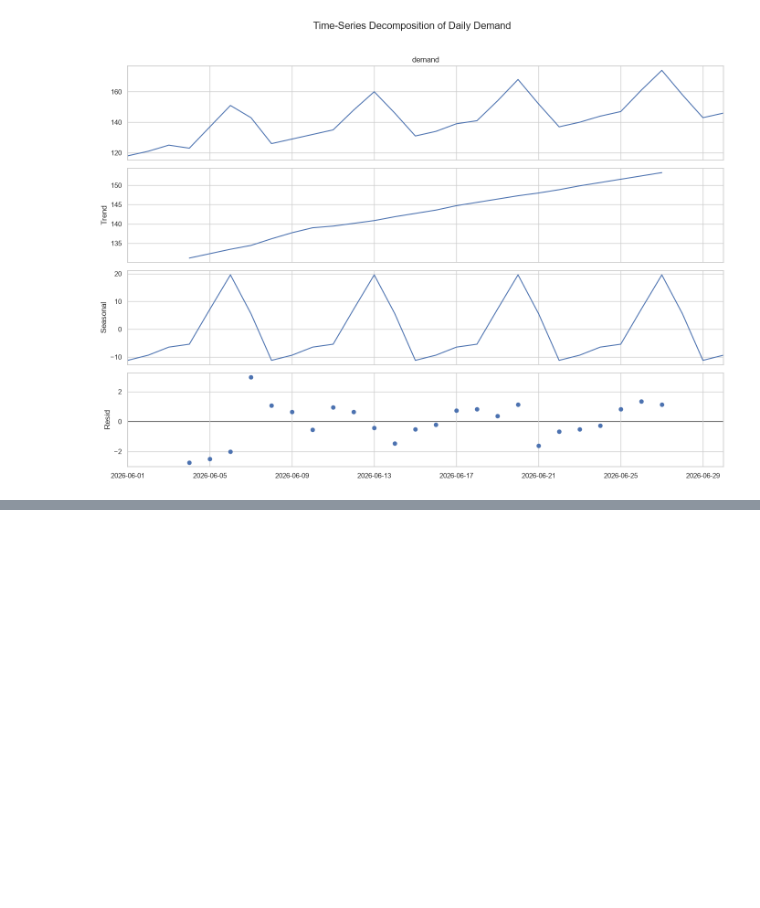
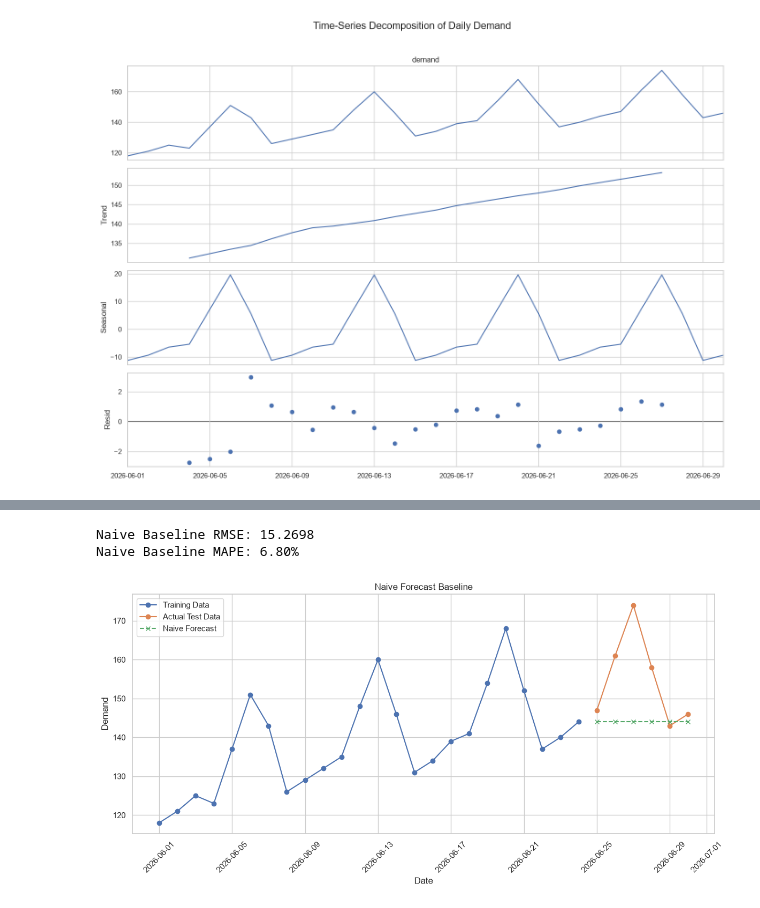
Before and after one commit to Debankumardas/Time-Series-Forecasting, a Jupyter notebook: notebooks/time_series_forecasting.ipynb, the cells around one changed output, grey strips where cells are left out. Cells and saved outputs as stored; diff of their text form; code cells hidden in the pictures; blank space fills up the shorter version.

```diff
--- a/notebooks/time_series_forecasting.ipynb
+++ b/notebooks/time_series_forecasting.ipynb
@@ -375,0 +581,11 @@ plt.show()
+# %%
+# Naive forecast baseline
+
+naive_forecast = pd.Series(
+    train.iloc[-1],
+    index=test.index
+)
+
+print("Last training demand:", train.iloc[-1])
+print("\nNaive Forecast:")
+print(naive_forecast)
@@ -375,0 +604,35 @@ plt.show()
+# %%
+# Evaluate naive baseline
+
+naive_rmse = np.sqrt(mean_squared_error(test, naive_forecast))
+naive_mape = np.mean(
+    np.abs((test - naive_forecast) / test)
+) * 100
+
+print(f"Naive Baseline RMSE: {naive_rmse:.4f}")
+print(f"Naive Baseline MAPE: {naive_mape:.2f}%")
+# %% [output]
+Naive Baseline RMSE: 15.2698
+Naive Baseline MAPE: 6.80%
+# %%
+plt.figure(figsize=(12, 6))
+
+plt.plot(train.index, train, marker="o", label="Training Data")
+plt.plot(test.index, test, marker="o", label="Actual Test Data")
+plt.plot(
+    test.index,
+    naive_forecast,
+    marker="x",
+    linestyle="--",
+    label="Naive Forecast"
+)
+
+plt.title("Naive Forecast Baseline")
+plt.xlabel("Date")
+plt.ylabel("Demand")
+plt.legend()
+plt.xticks(rotation=45)
+plt.tight_layout()
+plt.show()
+# %% [output]
+[figure, added]
```
Also changed, not shown: parts of 21 cells of this notebook.
